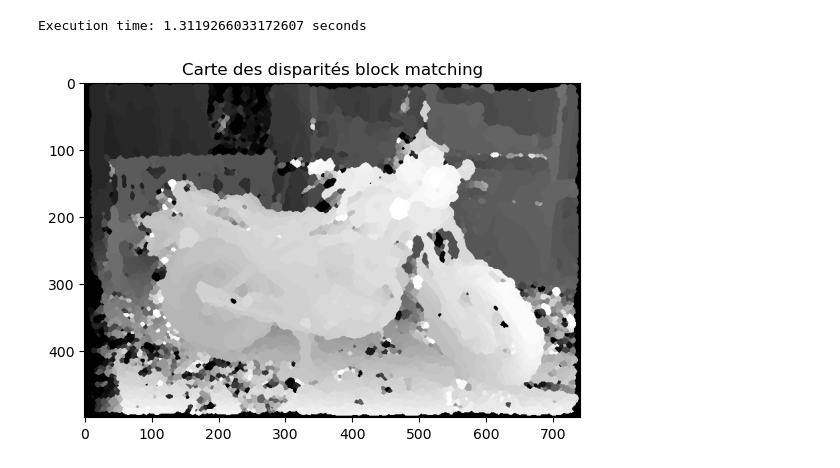
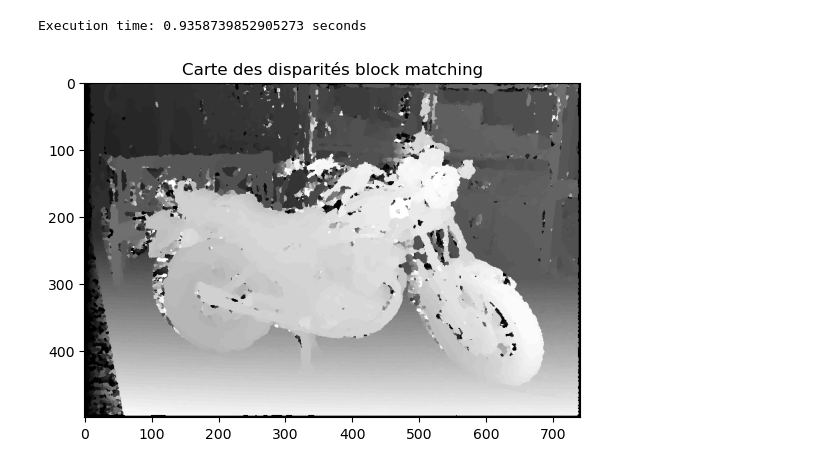
Before and after one commit to RomainFrog/StereoMatching, a Jupyter notebook: blockmatching.ipynb, the cells around one changed output. Saved outputs shown, nothing was run; the diff lists cells and outputs as text; code cells hidden in the pictures.

```diff
--- a/blockmatching.ipynb
+++ b/blockmatching.ipynb
@@ -11,6 +45,6 @@ import time
 # %%
 @njit
-def block_matching(Iref, Isearch, N, maxdisp):
+def block_matching(Iref, Isearch, N, maxdisp, similarity):
     disp = np.zeros_like(Iref)
     margin = N//2
     for i in np.arange(margin,Iref.shape[0] - margin):
@@ -22,7 +56,7 @@ def block_matching(Iref, Isearch, N, maxdisp):
                 new_x = j-x_dec
                 if new_x >= margin:
                     search_block = Isearch[i-margin:i+margin+1, new_x-margin:new_x+margin+1]
-                    sad=(np.abs(ref_block - search_block)).sum()
+                    sad=similarity(ref_block, search_block)
                     if sad < min_sad:
                         min_sad=sad
                         min_pos=x_dec
@@ -31,7 +86,8 @@ def block_matching(Iref, Isearch, N, maxdisp):
 # %%
 Ig, Id, gt = data.stereo_motorcycle()
 maxdisp = 60
-disp = block_matching(rgb2gray(Ig), rgb2gray(Id), 5, maxdisp)
-plt.imshow(sto, cmap="gray")
+N = 5
+disp = block_matching(rgb2gray(Ig), rgb2gray(Id), N, maxdisp, ZNSSD)
+plt.imshow(disp, cmap="gray")
 # %% [output]
 <matplotlib.image.AxesImage at 0x...>
@@ -60,18 +95,15 @@ def mode_filter(img, N=5):
 # %%
 # test la fonction
-Ig, Id, gt = data.stereo_motorcycle ()
-block_size = 5
-max_disp = 60
 start_time = time.time()
-disp = mode_filter(disp, block_size)
+disp = mode_filter(disp, N)
 end_time = time.time()
 
 execution_time = end_time - start_time
 print(f"Execution time: {execution_time} seconds")
 plt. figure ()
 plt. imshow ( disp , cmap = "gray" )
 plt. title ( "Carte des disparités block matching" )
 plt.show()
 # %% [output]
-Execution time: 1.3119266033172607 seconds
+Execution time: 0.9358739852905273 seconds
-[figure, old version]
+[figure, new version]
```
Also changed, not shown: parts of 10 cells of this notebook.
